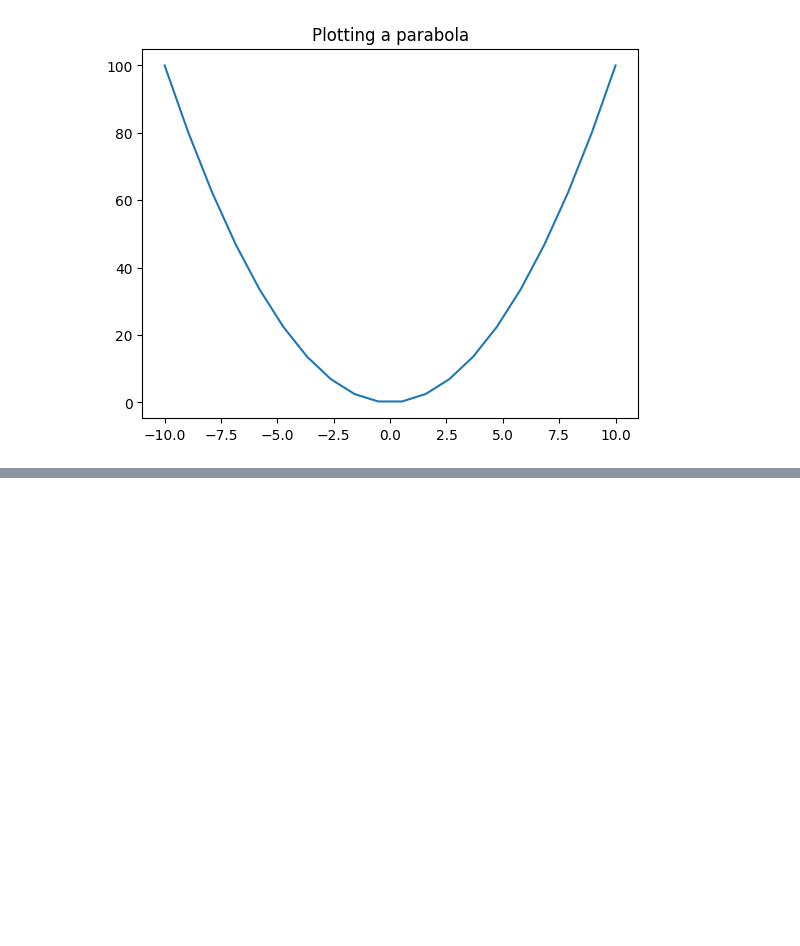
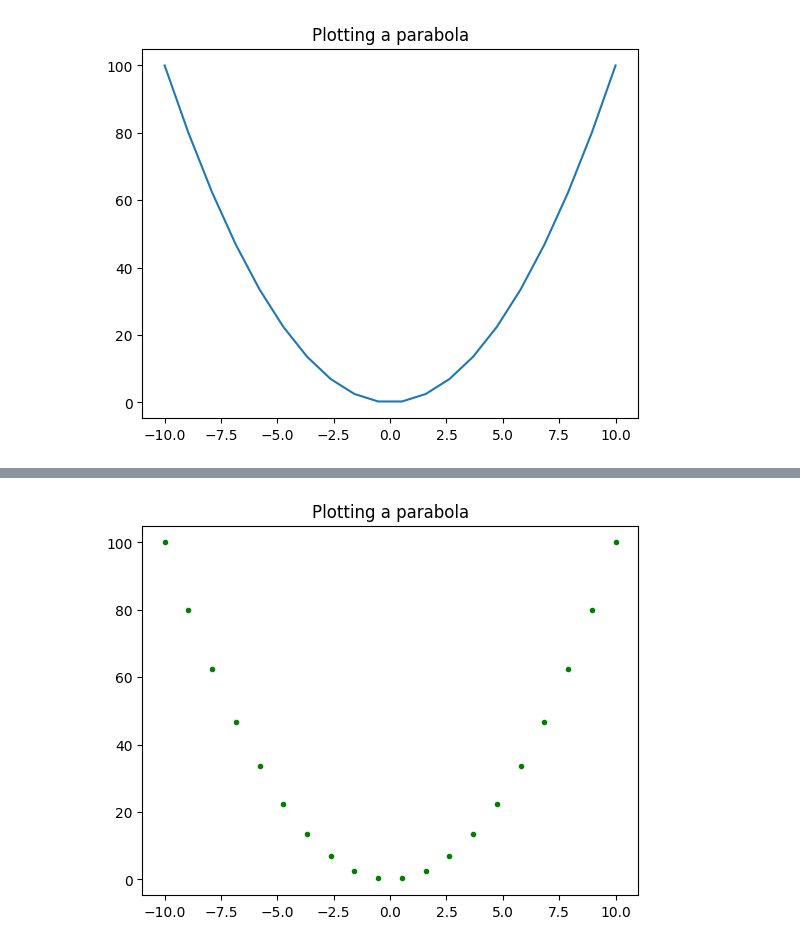
Before and after one commit to RahulRachhoya/Machine-Learning, a Jupyter notebook: Python libraries for Machine Learning/matplotlib.ipynb, the cells around one changed output, grey strips where cells are left out. Drawn from its saved outputs; the diff is of its cells as text; code cells hidden in the pictures; blank space fills up the shorter version.

```diff
--- a/Python libraries for Machine Learning/matplotlib.ipynb
+++ b/Python libraries for Machine Learning/matplotlib.ipynb
@@ -106,0 +117,10 @@ plt.show()
+# %%
+# Let's do something more intresting let's plot the parabola in green symbol and in green color
+
+plt.title('Plotting a parabola')
+x = np.linspace(-10,10,20)
+y = x**2
+plt.plot(x,y, 'g.')
+plt.show()
+# %% [output]
+[figure, added]
```
Also changed, not shown: parts of 6 cells of this notebook.
